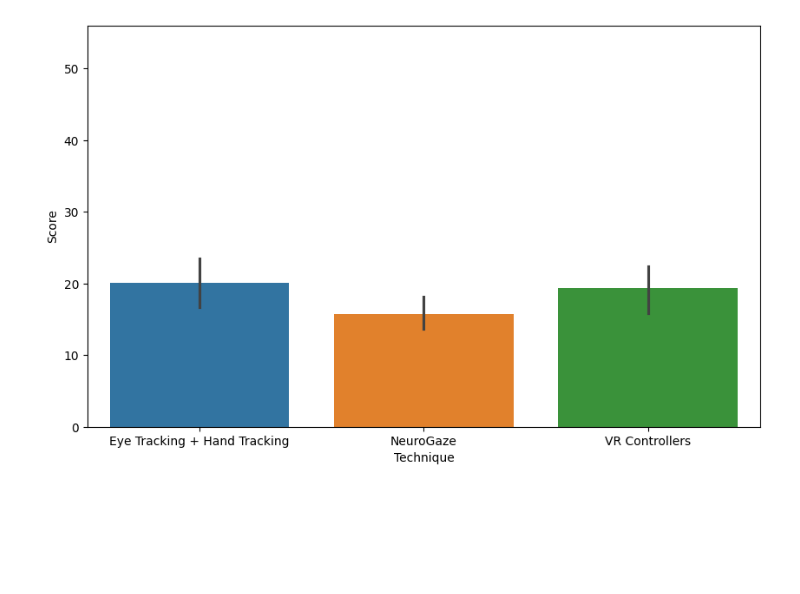
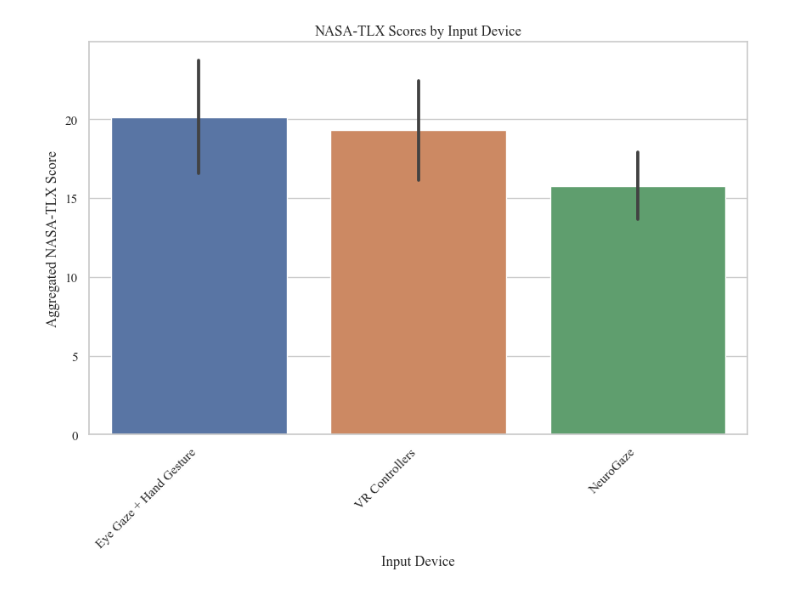
Before and after one commit to Wanyea/NeuroGaze, a Jupyter notebook: Data Analysis/New Evaluation/participant_data.ipynb, the cells around one changed output. Drawn from its saved outputs; the diff is of its cells as text; code cells hidden in the pictures; blank space fills up the shorter version.

```diff
--- a/Data Analysis/New Evaluation/participant_data.ipynb
+++ b/Data Analysis/New Evaluation/participant_data.ipynb
@@ -108,19 +105,42 @@ aggregated_tlx_df.to_csv("aggregated_tlx.csv", index=False)
-# %%
-# Melt the DataFrame to long format
-melted_df = aggregated_tlx_df.melt(id_vars=["Participant"],
-                                   var_name="Technique",
-                                   value_name="Score")
-
-# Plotting
-fig, ax = plt.subplots(figsize=(10, 6))
-
-sns.barplot(x='Technique', y='Score', data=melted_df, ax=ax, hue="Technique", errorbar=('ci', 95))
-
-ax.set_ylim(0, 56)
-
-plt.show()
-# %% [output]
-[figure, removed]
+# %%
+import matplotlib.pyplot as plt
+import seaborn as sns
+import pandas as pd
+
+# Assuming 'data' is your DataFrame loaded from the CSV
+
+# Melt the DataFrame to long format
+melted_df = aggregated_tlx_df.melt(id_vars=["Participant"],
+                      var_name="Input Device",
+                      value_name="Aggregated NASA-TLX Score")
+
+# Set the style of the plot
+sns.set(style="whitegrid")
+
+# Set global font to Times New Roman
+plt.rcParams['font.family'] = 'Times New Roman'
+plt.rcParams['font.size'] = 12
+
+# Create a figure and axis for better control
+fig, ax = plt.subplots(figsize=(10, 6))
+
+# Ensure the 'order' exactly matches your DataFrame's categories
+order = ['Eye Gaze + Hand Gesture', 'VR Controllers', 'NeuroGaze']
+
+# Create the bar plot
+sns.barplot(x='Input Device', y='Aggregated NASA-TLX Score', data=melted_df, ax=ax, order=order, errorbar=('ci', 95))
+
+# Adjusting plot elements for alignment and presentation
+ax.set_xlabel('Input Device')
+ax.set_ylabel('Aggregated NASA-TLX Score')
+ax.set_title('NASA-TLX Scores by Input Device')
+
+# Optional: Adjust tick label alignment if necessary
+ax.set_xticklabels(ax.get_xticklabels(), rotation=45, ha="right")
+
+plt.show()
+# %% [output]
+[figure, added]
 # %%
 import matplotlib.pyplot as plt
 import seaborn as sns
```
Also changed, not shown: parts of 12 cells of this notebook, 14 other files.
